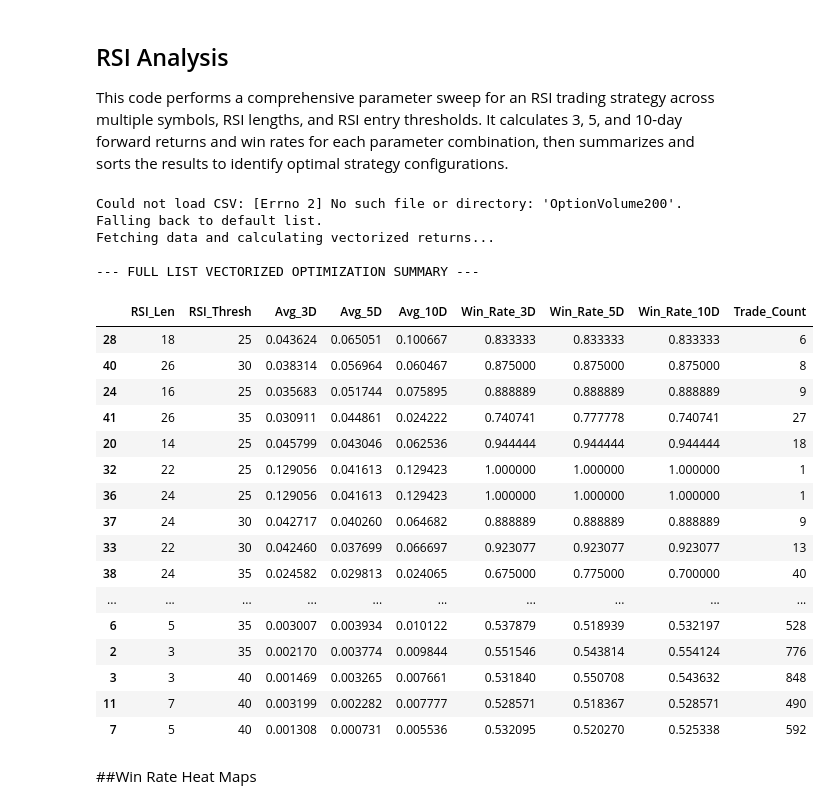
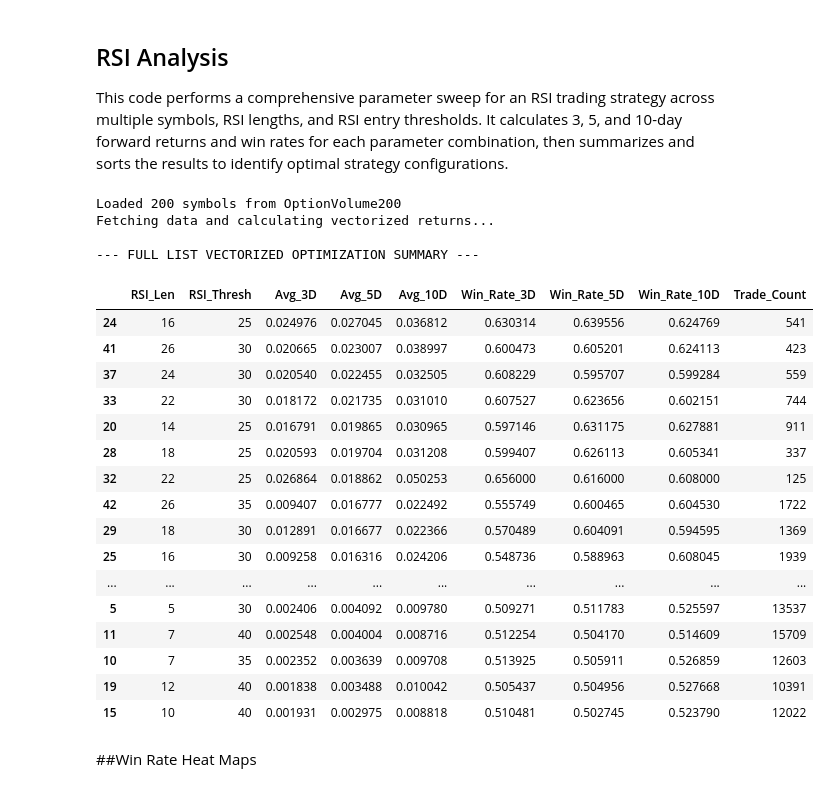
Before and after one commit to jhenningsen/Equity_Analysis, a Jupyter notebook: LangStudio/RSI_Backtesting.ipynb, the cells around one changed output. Cells and saved outputs as stored; diff of their text form; code cells hidden in the pictures.

```diff
--- a/LangStudio/RSI_Backtesting.ipynb
+++ b/LangStudio/RSI_Backtesting.ipynb
@@ -19,13 +19,15 @@ OptionVolume = f'https://drive.google.com/uc?export=download&id={OptionVolume_id
 OptionVolume200_id = '1gcwD510l4GFGNcKsbExR3GvKnDZwCHy4'
 OptionVolume200 = f'https://drive.google.com/uc?export=download&id={OptionVolume200_id}'
 # %%
+# RSI Analysis
+
 # --- 1. Configuration & Symbol Loading ---
 RSI_LEVELS = [25, 30, 35, 40]
 RSI_LENGTHS = [3, 5, 7, 10, 12, 14, 16, 18, 22, 24, 26]
 
 # Load Symbols from your OptionVolume200.csv
 try:
-    df_csv = pd.read_csv("OptionVolume200")
+    df_csv = pd.read_csv(OptionVolume200)
     # Ensuring we handle different possible column names for Symbol
     symbol_col = [c for c in df_csv.columns if 'symbol' in c.lower()][0]
     SYMBOLS = df_csv[symbol_col].str.strip().unique().tolist()
@@ -66,6 +68,7 @@ for s in SYMBOLS:
 
 # --- 4. Parameter Sweep ---
 all_results = []
+all_trades_list = [] # New list to store all individual trades for all_combined_trades_df
 
 for rsi_len in RSI_LENGTHS:
     for rsi_thresh in RSI_LEVELS:
@@ -85,54 +88,63 @@ for rsi_len in RSI_LENGTHS:
                 trades['RSI_Thresh'] = rsi_thresh
                 trades['Symbol'] = symbol
                 param_trades.append(trades)
+                all_trades_list.append(trades) # Append to the new list
 
         if param_trades:
             combined = pd.concat(param_trades)
             all_results.append({
                 "RSI_Len": rsi_len,
                 "RSI_Thresh": rsi_thresh,
                 "Avg_3D": combined['Ret_3D'].mean(),
                 "Avg_5D": combined['Ret_5D'].mean(),
                 "Avg_10D": combined['Ret_10D'].mean(),
                 "Win_Rate_3D": (combined['Ret_3D'] > 0).mean(),
                 "Win_Rate_5D": (combined['Ret_5D'] > 0).mean(),
                 "Win_Rate_10D": (combined['Ret_10D'] > 0).mean(),
                 "Trade_Count": len(combined)
             })
 
+# After all loops, create the all_combined_trades_df
+if all_trades_list:
+    all_combined_trades_df = pd.concat(all_trades_list)
+    # Ensure the index is a DatetimeIndex
+    all_combined_trades_df.index = pd.to_datetime(all_combined_trades_df.index)
+else:
+    all_combined_trades_df = pd.DataFrame() # Create an empty DataFrame if no trades
+
 # --- 5. Summary Display ---
 if all_results:
     summary_df = pd.DataFrame(all_results)
     # Sorting by 5D return as it's been our benchmark
     summary_df = summary_df.sort_values(by="Avg_5D", ascending=False)
 
     print("\n--- FULL LIST VECTORIZED OPTIMIZATION SUMMARY ---")
     display(summary_df)
     summary_df.to_csv("vectorized_rsi_results.csv", index=False)
 else:
     print("No trades found across the symbol list.")
 # %% [output]
-Could not load CSV: [Errno 2] No such file or directory: 'OptionVolume200'. Falling back to default list.
+Loaded 200 symbols from OptionVolume200
 Fetching data and calculating vectorized returns...
 
 --- FULL LIST VECTORIZED OPTIMIZATION SUMMARY ---
 |  | RSI_Len | RSI_Thresh | Avg_3D | Avg_5D | Avg_10D | Win_Rate_3D | Win_Rate_5D | Win_Rate_10D | Trade_Count |
-| 28 | 18 | 25 | 0.043624 | 0.065051 | 0.100667 | 0.833333 | 0.833333 | 0.833333 | 6 |
-| 40 | 26 | 30 | 0.038314 | 0.056964 | 0.060467 | 0.875000 | 0.875000 | 0.875000 | 8 |
-| 24 | 16 | 25 | 0.035683 | 0.051744 | 0.075895 | 0.888889 | 0.888889 | 0.888889 | 9 |
-| 41 | 26 | 35 | 0.030911 | 0.044861 | 0.024222 | 0.740741 | 0.777778 | 0.740741 | 27 |
-| 20 | 14 | 25 | 0.045799 | 0.043046 | 0.062536 | 0.944444 | 0.944444 | 0.944444 | 18 |
-| 32 | 22 | 25 | 0.129056 | 0.041613 | 0.129423 | 1.000000 | 1.000000 | 1.000000 | 1 |
-| 36 | 24 | 25 | 0.129056 | 0.041613 | 0.129423 | 1.000000 | 1.000000 | 1.000000 | 1 |
-| 37 | 24 | 30 | 0.042717 | 0.040260 | 0.064682 | 0.888889 | 0.888889 | 0.888889 | 9 |
-| 33 | 22 | 30 | 0.042460 | 0.037699 | 0.066697 | 0.923077 | 0.923077 | 0.923077 | 13 |
-| 38 | 24 | 35 | 0.024582 | 0.029813 | 0.024065 | 0.675000 | 0.775000 | 0.700000 | 40 |
+| 24 | 16 | 25 | 0.024976 | 0.027045 | 0.036812 | 0.630314 | 0.639556 | 0.624769 | 541 |
+| 41 | 26 | 30 | 0.020665 | 0.023007 | 0.038997 | 0.600473 | 0.605201 | 0.624113 | 423 |
+| 37 | 24 | 30 | 0.020540 | 0.022455 | 0.032505 | 0.608229 | 0.595707 | 0.599284 | 559 |
+| 33 | 22 | 30 | 0.018172 | 0.021735 | 0.031010 | 0.607527 | 0.623656 | 0.602151 | 744 |
+| 20 | 14 | 25 | 0.016791 | 0.019865 | 0.030965 | 0.597146 | 0.631175 | 0.627881 | 911 |
+| 28 | 18 | 25 | 0.020593 | 0.019704 | 0.031208 | 0.599407 | 0.626113 | 0.605341 | 337 |
+| 32 | 22 | 25 | 0.026864 | 0.018862 | 0.050253 | 0.656000 | 0.616000 | 0.608000 | 125 |
+| 42 | 26 | 35 | 0.009407 | 0.016777 | 0.022492 | 0.555749 | 0.600465 | 0.604530 | 1722 |
+| 29 | 18 | 30 | 0.012891 | 0.016677 | 0.022366 | 0.570489 | 0.604091 | 0.594595 | 1369 |
+| 25 | 16 | 30 | 0.009258 | 0.016316 | 0.024206 | 0.548736 | 0.588963 | 0.608045 | 1939 |
 | ... | ... | ... | ... | ... | ... | ... | ... | ... | ... |
-| 6 | 5 | 35 | 0.003007 | 0.003934 | 0.010122 | 0.537879 | 0.518939 | 0.532197 | 528 |
-| 2 | 3 | 35 | 0.002170 | 0.003774 | 0.009844 | 0.551546 | 0.543814 | 0.554124 | 776 |
-| 3 | 3 | 40 | 0.001469 | 0.003265 | 0.007661 | 0.531840 | 0.550708 | 0.543632 | 848 |
-| 11 | 7 | 40 | 0.003199 | 0.002282 | 0.007777 | 0.528571 | 0.518367 | 0.528571 | 490 |
-| 7 | 5 | 40 | 0.001308 | 0.000731 | 0.005536 | 0.532095 | 0.520270 | 0.525338 | 592 |
+| 5 | 5 | 30 | 0.002406 | 0.004092 | 0.009780 | 0.509271 | 0.511783 | 0.525597 | 13537 |
+| 11 | 7 | 40 | 0.002548 | 0.004004 | 0.008716 | 0.512254 | 0.504170 | 0.514609 | 15709 |
+| 10 | 7 | 35 | 0.002352 | 0.003639 | 0.009708 | 0.513925 | 0.505911 | 0.526859 | 12603 |
+| 19 | 12 | 40 | 0.001838 | 0.003488 | 0.010042 | 0.505437 | 0.504956 | 0.527668 | 10391 |
+| 15 | 10 | 40 | 0.001931 | 0.002975 | 0.008818 | 0.510481 | 0.502745 | 0.523790 | 12022 |
 # %% [markdown]
 ##Win Rate Heat Maps
 # %%
```
Also changed, not shown: parts of 8 cells of this notebook.
